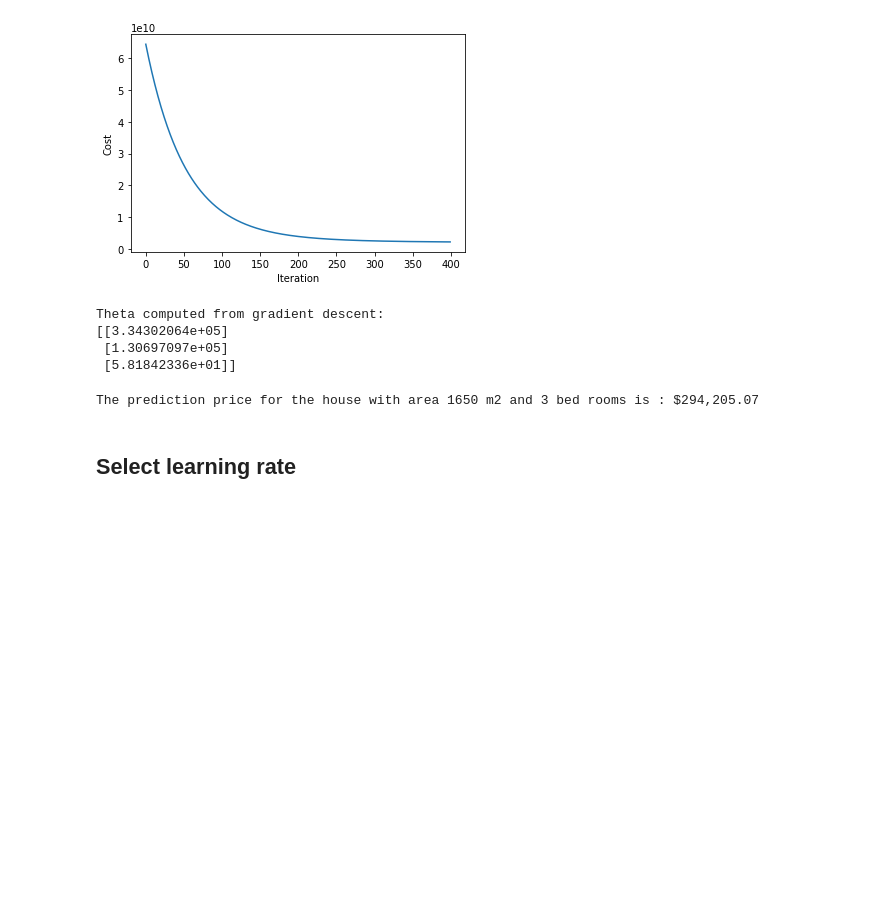
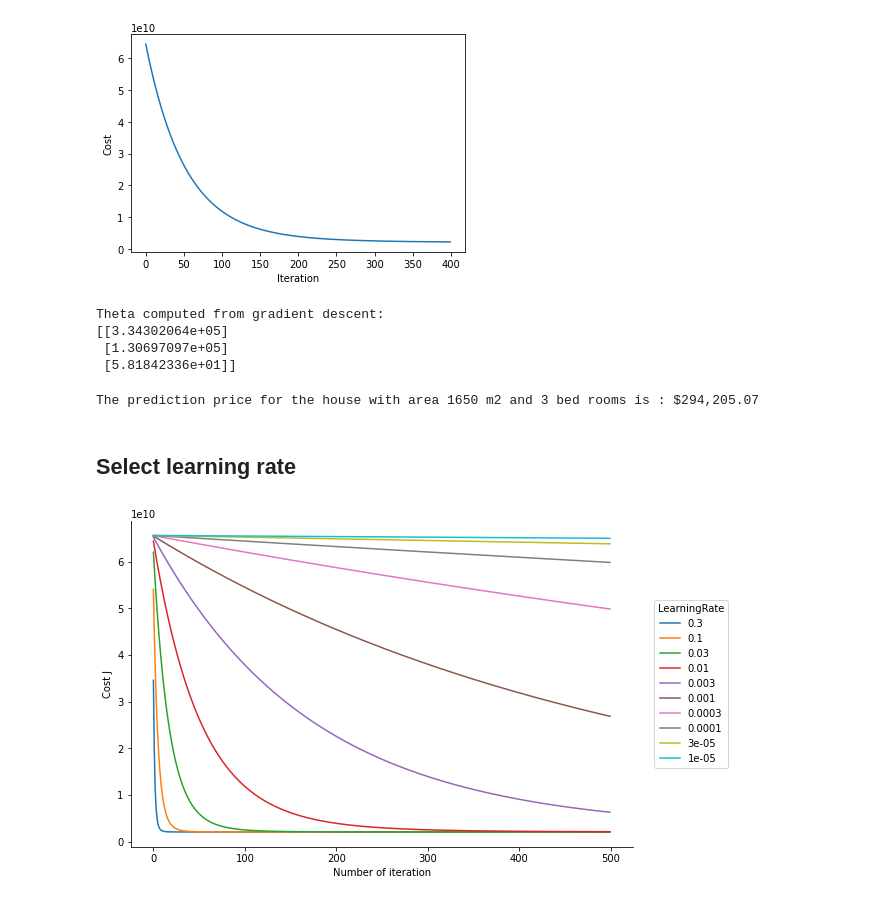
Before and after one commit to Pathairush/machine_learning_stanford, a Jupyter notebook: linear_regression_assigment/linear_regression.ipynb, the cells around one changed output. Saved outputs shown, nothing was run; the diff lists cells and outputs as text; code cells hidden in the pictures; blank space fills up the shorter version.

Commit message:
add learning rate graph

```diff
--- a/linear_regression_assigment/linear_regression.ipynb
+++ b/linear_regression_assigment/linear_regression.ipynb
@@ -202,3 +203,23 @@ print(f'The prediction price for the house with area 1650 m2 and 3 bed rooms is
 The prediction price for the house with area 1650 m2 and 3 bed rooms is : $294,205.07
 # %% [markdown]
 ## Select learning rate
+# %%
+iteration = 500
+alpha = [.3,.1,.03,.01,.003,.001,.0003,.0001,.00003,.00001]
+res = pd.DataFrame()
+
+for a in alpha:
+
+    theta = np.zeros(n+1).reshape(-1,1)
+    theta, cost_hist = gradient_descent(X_norm, y, theta, iteration, learning_rate=a)
+    _res = pd.DataFrame(cost_hist, columns=[a])
+    res = pd.concat([res, _res],axis=1)
+# %%
+fig, ax = plt.subplots(figsize=(9,6))
+res.plot(ax=ax);
+plt.xlabel('Number of iteration');
+plt.ylabel('Cost J');
+plt.legend(loc='right',title='LearningRate',bbox_to_anchor=(1.2,.5));
+sns.despine();
+# %% [output]
+[figure, added]
```
Also changed, not shown: parts of 1 cell of this notebook.
